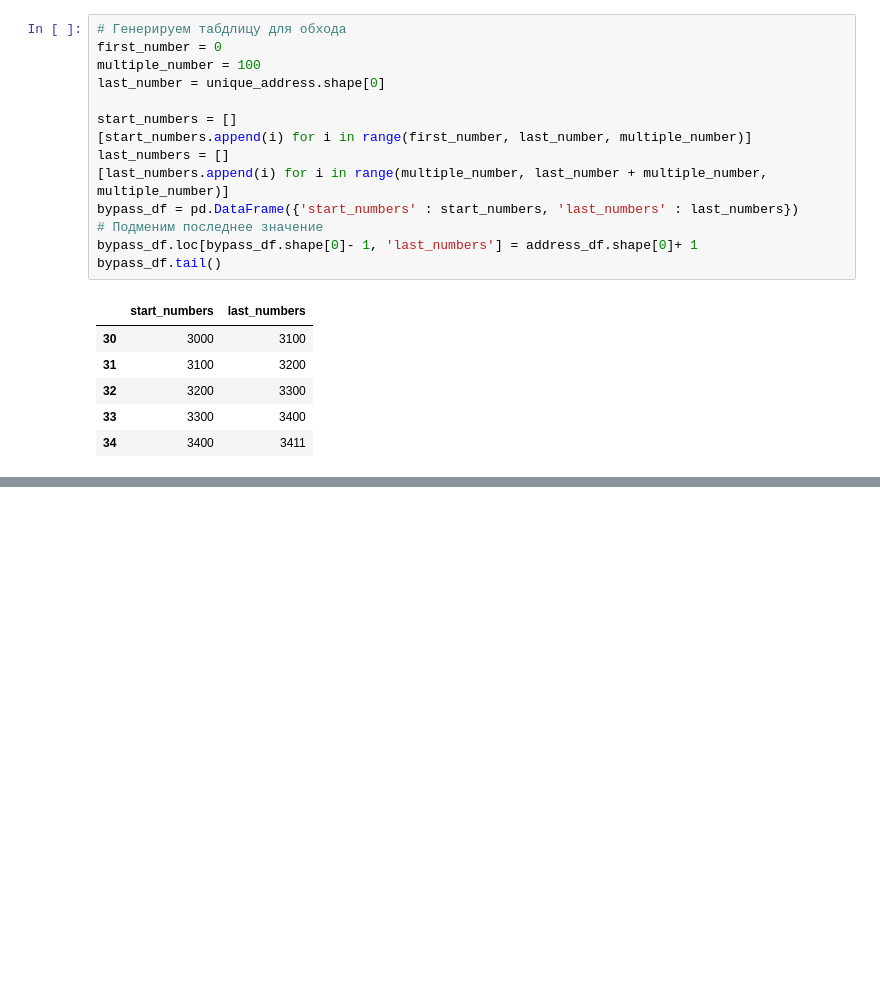
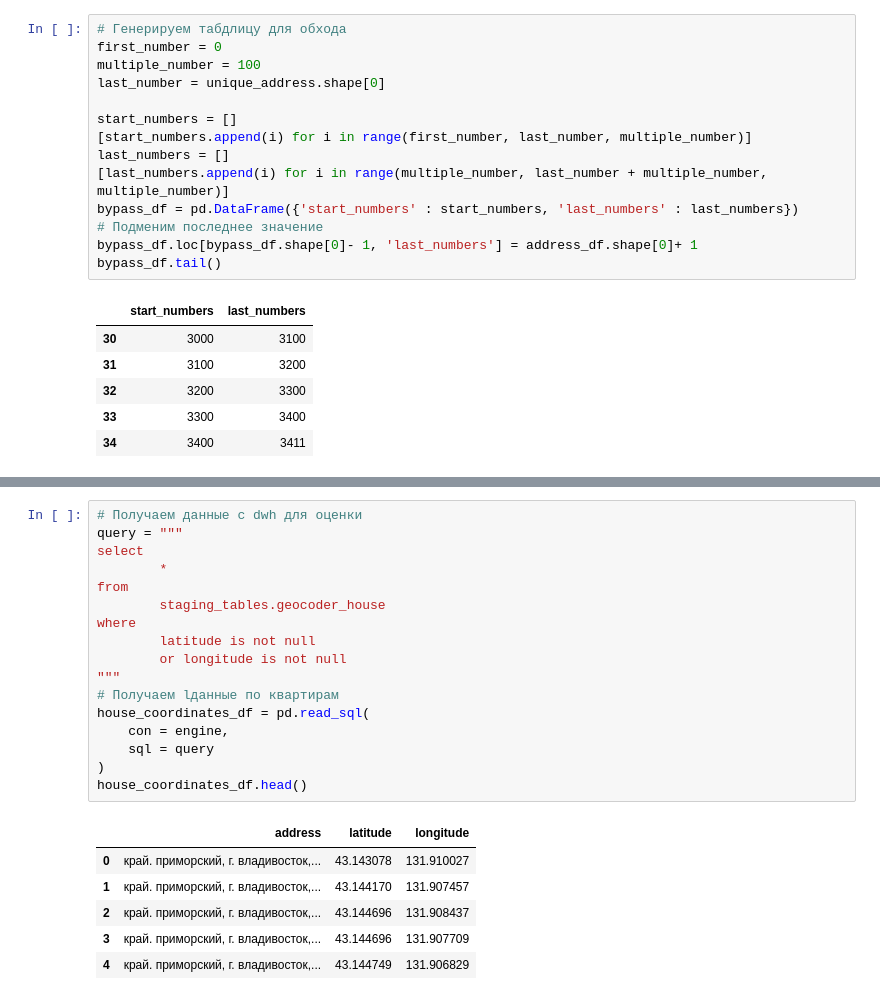
Before and after one commit to leetim/web_scraping_flats, a Jupyter notebook: notebooks/vladivostok_house.ipynb, the cells around one changed output, grey strips where cells are left out. Drawn from its saved outputs; the diff is of its cells as text; blank space fills up the shorter version.

```diff
--- a/notebooks/vladivostok_house.ipynb
+++ b/notebooks/vladivostok_house.ipynb
@@ -242,3 +281,27 @@ with ThreadPool(100) as p:
         del current_table, docs
 # %% [output]
 [interactive output not drawn]
+# %%
+# Получаем данные с dwh для оценки
+query = """
+select
+        *
+from
+        staging_tables.geocoder_house
+where
+        latitude is not null
+        or longitude is not null
+"""
+# Получаем lданные по квартирам
+house_coordinates_df = pd.read_sql(
+    con = engine,
+    sql = query
+)
+house_coordinates_df.head()
+# %% [output]
+|  | address | latitude | longitude |
+| 0 | край. приморский, г. владивосток,... | 43.143078 | 131.910027 |
+| 1 | край. приморский, г. владивосток,... | 43.144170 | 131.907457 |
+| 2 | край. приморский, г. владивосток,... | 43.144696 | 131.908437 |
+| 3 | край. приморский, г. владивосток,... | 43.144696 | 131.907709 |
+| 4 | край. приморский, г. владивосток,... | 43.144749 | 131.906829 |
```
Also changed, not shown: parts of 5 cells of this notebook.
